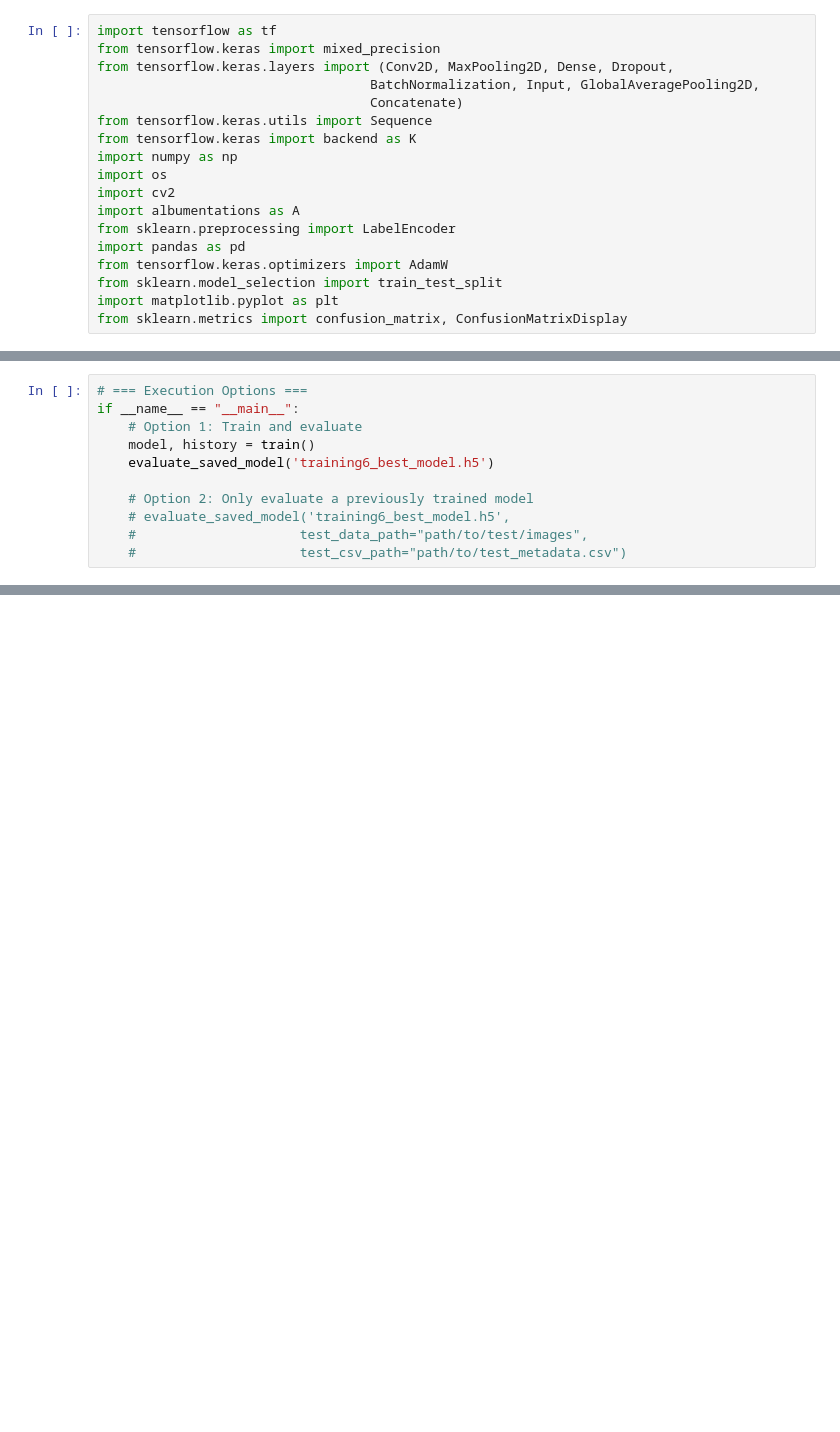
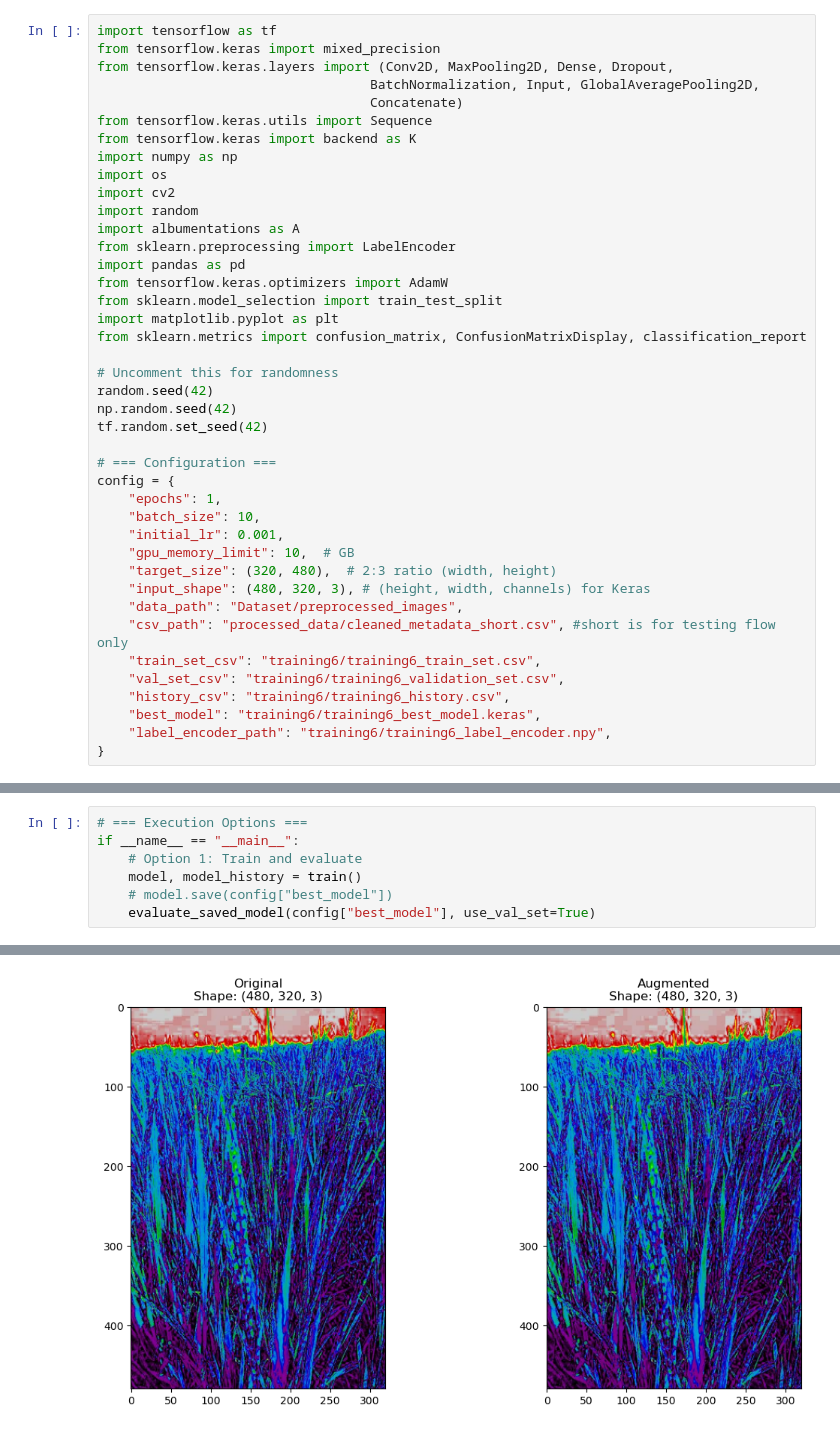
Before and after one commit to vutrongnhannguyen/Rice-Plant-Disease-Classification-, a Jupyter notebook: training6.ipynb, the cells around one changed output, grey strips where cells are left out. Saved outputs shown, nothing was run; the diff lists cells and outputs as text; blank space fills up the shorter version.

```diff
--- a/training6.ipynb
+++ b/training6.ipynb
@@ -9,11 +9,34 @@ from tensorflow.keras import backend as K
 import numpy as np
 import os
 import cv2
+import random
 import albumentations as A
 from sklearn.preprocessing import LabelEncoder
 import pandas as pd
 from tensorflow.keras.optimizers import AdamW
 from sklearn.model_selection import train_test_split
 import matplotlib.pyplot as plt
-from sklearn.metrics import confusion_matrix, ConfusionMatrixDisplay
+from sklearn.metrics import confusion_matrix, ConfusionMatrixDisplay, classification_report
+
+# Uncomment this for randomness
+random.seed(42)
+np.random.seed(42)
+tf.random.set_seed(42)
+
+# === Configuration ===
+config = {
+    "epochs": 1,
+    "batch_size": 10,
+    "initial_lr": 0.001,
+    "gpu_memory_limit": 10,  # GB
+    "target_size": (320, 480),  # 2:3 ratio (width, height)
+    "input_shape": (480, 320, 3), # (height, width, channels) for Keras
+    "data_path": "Dataset/preprocessed_images",
+    "csv_path": "processed_data/cleaned_metadata_short.csv", #short is for testing flow only
+    "train_set_csv": "training6/training6_train_set.csv",
+    "val_set_csv": "training6/training6_validation_set.csv",
+    "history_csv": "training6/training6_history.csv",
+    "best_model": "training6/training6_best_model.keras",
+    "label_encoder_path": "training6/training6_label_encoder.npy",
+}
 # %%
@@ -399,10 +423,7 @@ def plot_confusion_matrix(y_true, y_pred, classes):
 # === Execution Options ===
 if __name__ == "__main__":
     # Option 1: Train and evaluate
-    model, history = train()
-    evaluate_saved_model('training6_best_model.h5')
-
-    # Option 2: Only evaluate a previously trained model
-    # evaluate_saved_model('training6_best_model.h5',
-    #                     test_data_path="path/to/test/images",
-    #                     test_csv_path="path/to/test_metadata.csv")
+    model, model_history = train()
+    # model.save(config["best_model"])
+    evaluate_saved_model(config["best_model"], use_val_set=True)
+# %% [output]
@@ -408,0 +441 @@ if __name__ == "__main__":
+[figure, added]
```
Also changed, not shown: parts of 3 cells of this notebook, 6 other files.
